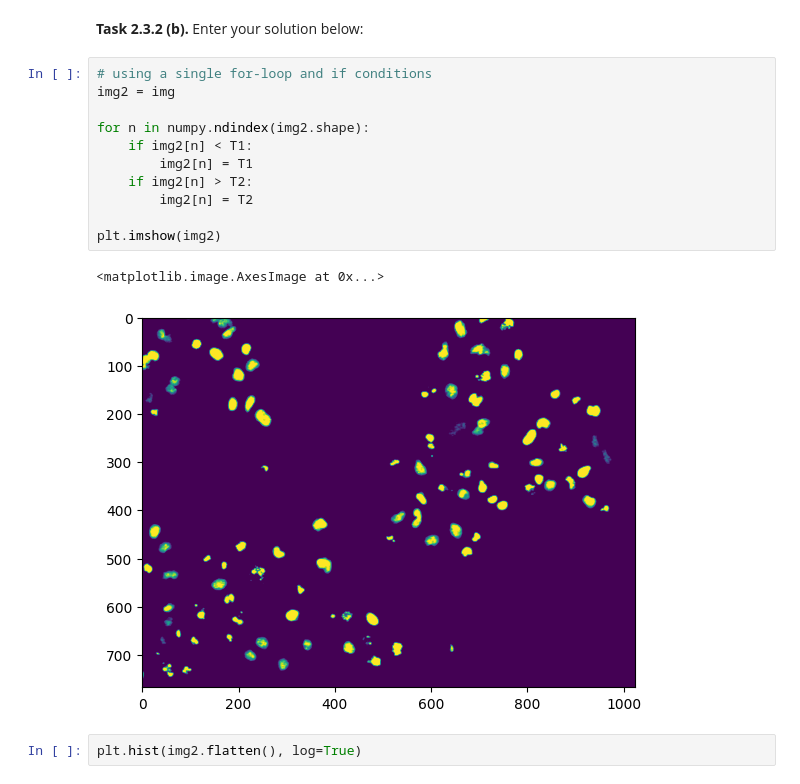
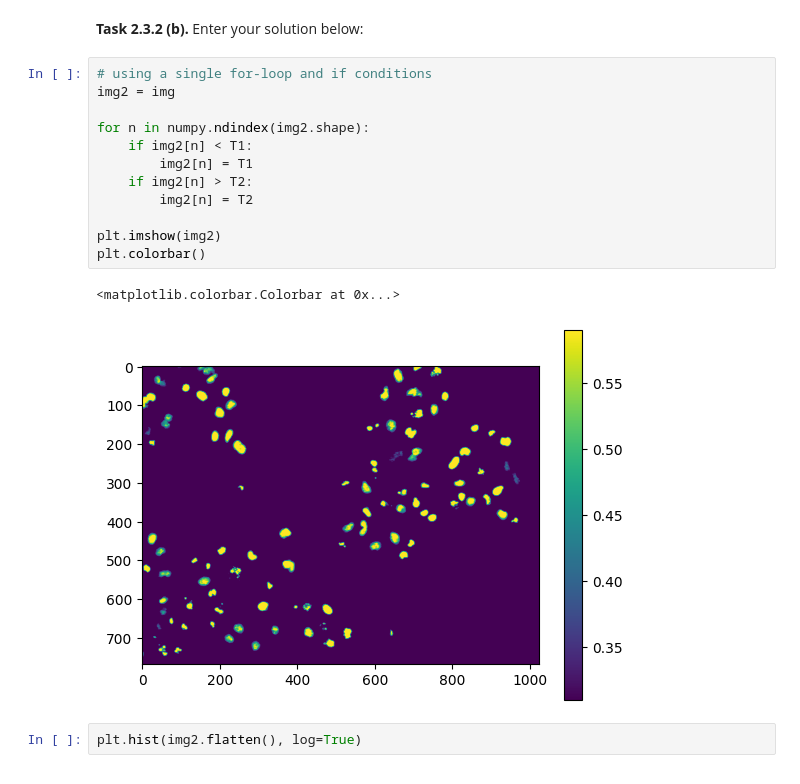
Before and after one commit to Hallo-ollaH/mobi-fs3-python, a Jupyter notebook: task2.ipynb, the cells around one changed output. Saved outputs shown, nothing was run; the diff lists cells and outputs as text.

```diff
--- a/task2.ipynb
+++ b/task2.ipynb
@@ -91,17 +91,18 @@ plt.hist(img1.flatten(), log=True)
 # %%
 # using a single for-loop and if conditions
 img2 = img
 
 for n in numpy.ndindex(img2.shape):
     if img2[n] < T1:
         img2[n] = T1
     if img2[n] > T2:
         img2[n] = T2
 
 plt.imshow(img2)
+plt.colorbar()
 # %% [output]
-<matplotlib.image.AxesImage at 0x...>
+<matplotlib.colorbar.Colorbar at 0x...>
-[figure, old version]
+[figure, new version]
 # %%
 plt.hist(img2.flatten(), log=True)
 # %% [output]
```
